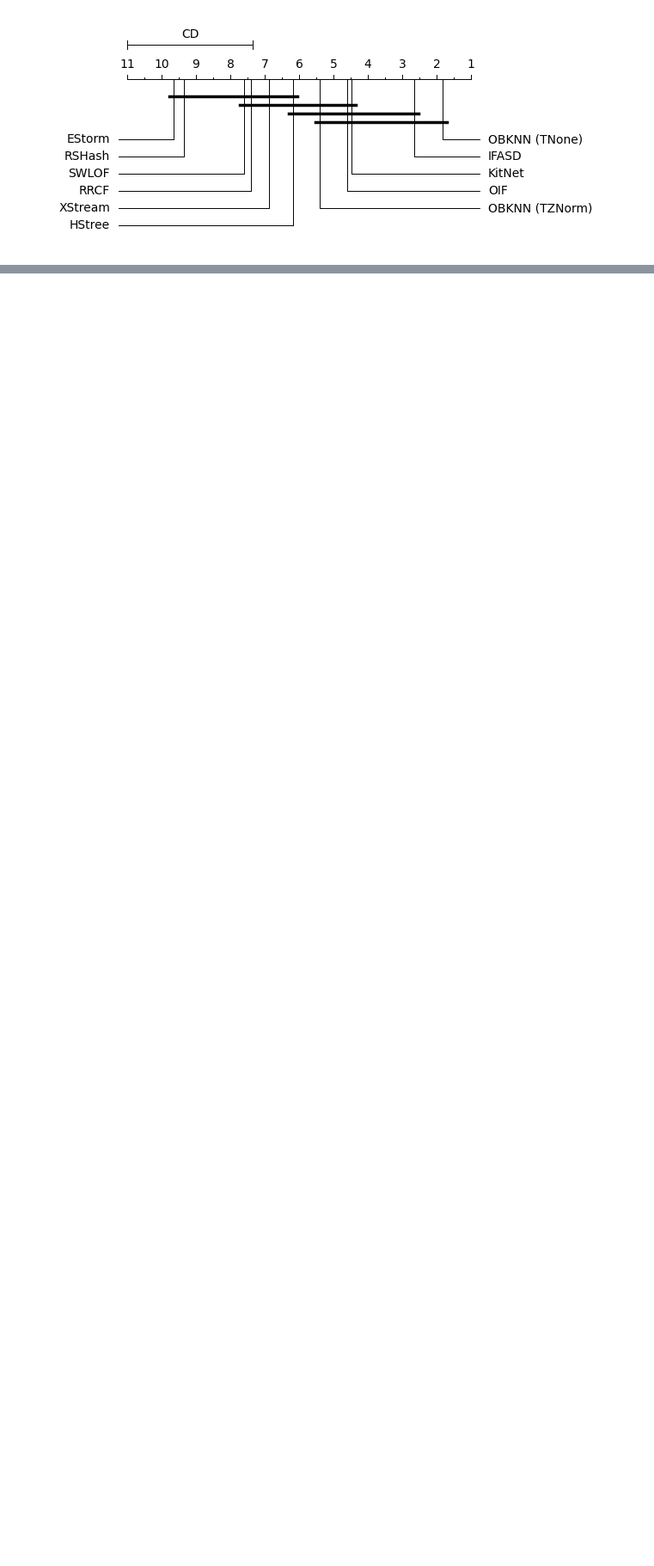
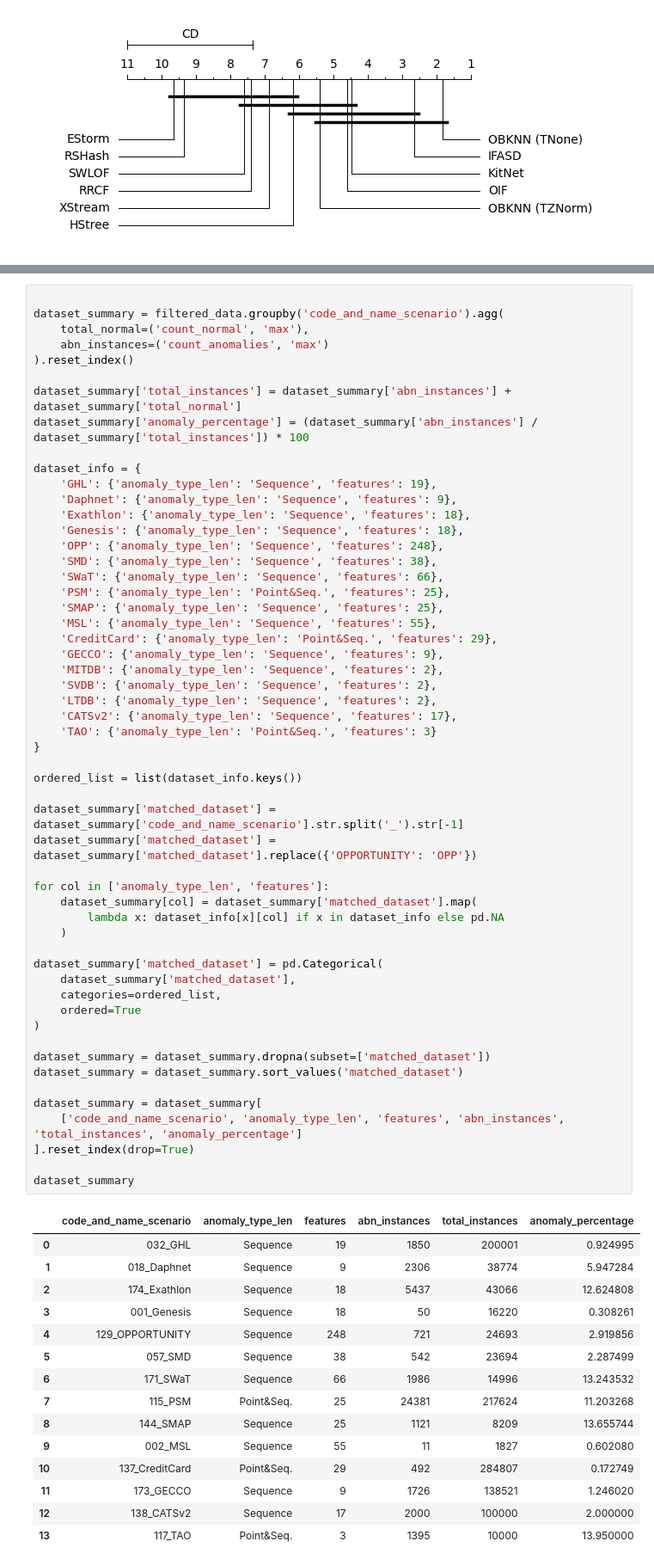
Before and after one commit to nirojasva/spectral-benchmark-bv4, a Jupyter notebook: notebooks/1_2_Summary_AD_Results (Eval).ipynb, the cells around one changed output, grey strips where cells are left out. Shown at 86% size. Drawn from its saved outputs; the diff is of its cells as text; blank space fills up the shorter version.

```diff
--- a/notebooks/1_2_Summary_AD_Results (Eval).ipynb
+++ b/notebooks/1_2_Summary_AD_Results (Eval).ipynb
@@ -700,6 +799,76 @@ filtered_data = filtered_data[~filtered_data.cod_scenario.isin(["019","079","084
 
 #filtered_data.head(10)
 #filtered_data.to_excel("/home/nicolas/spectral_anomaly_detector/datasets/summaries/summary_results_sota_and_dragstream_method_eval_pds.xlsx")
+# %%
+
+dataset_summary = filtered_data.groupby('code_and_name_scenario').agg(
+    total_normal=('count_normal', 'max'),
+    abn_instances=('count_anomalies', 'max')
+).reset_index()
+
+dataset_summary['total_instances'] = dataset_summary['abn_instances'] + dataset_summary['total_normal']
+dataset_summary['anomaly_percentage'] = (dataset_summary['abn_instances'] / dataset_summary['total_instances']) * 100
+
+dataset_info = {
+    'GHL': {'anomaly_type_len': 'Sequence', 'features': 19},
+    'Daphnet': {'anomaly_type_len': 'Sequence', 'features': 9},
+    'Exathlon': {'anomaly_type_len': 'Sequence', 'features': 18},
+    'Genesis': {'anomaly_type_len': 'Sequence', 'features': 18},
+    'OPP': {'anomaly_type_len': 'Sequence', 'features': 248},
+    'SMD': {'anomaly_type_len': 'Sequence', 'features': 38},
+    'SWaT': {'anomaly_type_len': 'Sequence', 'features': 66},
+    'PSM': {'anomaly_type_len': 'Point&Seq.', 'features': 25},
+    'SMAP': {'anomaly_type_len': 'Sequence', 'features': 25},
+    'MSL': {'anomaly_type_len': 'Sequence', 'features': 55},
+    'CreditCard': {'anomaly_type_len': 'Point&Seq.', 'features': 29},
+    'GECCO': {'anomaly_type_len': 'Sequence', 'features': 9},
+    'MITDB': {'anomaly_type_len': 'Sequence', 'features': 2},
+    'SVDB': {'anomaly_type_len': 'Sequence', 'features': 2},
+    'LTDB': {'anomaly_type_len': 'Sequence', 'features': 2},
+    'CATSv2': {'anomaly_type_len': 'Sequence', 'features': 17},
+    'TAO': {'anomaly_type_len': 'Point&Seq.', 'features': 3}
+}
+
+ordered_list = list(dataset_info.keys())
+
+dataset_summary['matched_dataset'] = dataset_summary['code_and_name_scenario'].str.split('_').str[-1]
+dataset_summary['matched_dataset'] = dataset_summary['matched_dataset'].replace({'OPPORTUNITY': 'OPP'})
+
+for col in ['anomaly_type_len', 'features']:
+    dataset_summary[col] = dataset_summary['matched_dataset'].map(
+        lambda x: dataset_info[x][col] if x in dataset_info else pd.NA
+    )
+
+dataset_summary['matched_dataset'] = pd.Categorical(
+    dataset_summary['matched_dataset'],
+    categories=ordered_list,
+    ordered=True
+)
+
+dataset_summary = dataset_summary.dropna(subset=['matched_dataset'])
+dataset_summary = dataset_summary.sort_values('matched_dataset')
+
+dataset_summary = dataset_summary[
+    ['code_and_name_scenario', 'anomaly_type_len', 'features', 'abn_instances', 'total_instances', 'anomaly_percentage']
+].reset_index(drop=True)
+
+dataset_summary
+# %% [output]
+|  | code_and_name_scenario | anomaly_type_len | features | abn_instances | total_instances | anomaly_percentage |
+| 0 | 032_GHL | Sequence | 19 | 1850 | 200001 | 0.924995 |
+| 1 | 018_Daphnet | Sequence | 9 | 2306 | 38774 | 5.947284 |
+| 2 | 174_Exathlon | Sequence | 18 | 5437 | 43066 | 12.624808 |
+| 3 | 001_Genesis | Sequence | 18 | 50 | 16220 | 0.308261 |
+| 4 | 129_OPPORTUNITY | Sequence | 248 | 721 | 24693 | 2.919856 |
+| 5 | 057_SMD | Sequence | 38 | 542 | 23694 | 2.287499 |
+| 6 | 171_SWaT | Sequence | 66 | 1986 | 14996 | 13.243532 |
+| 7 | 115_PSM | Point&Seq. | 25 | 24381 | 217624 | 11.203268 |
+| 8 | 144_SMAP | Sequence | 25 | 1121 | 8209 | 13.655744 |
+| 9 | 002_MSL | Sequence | 55 | 11 | 1827 | 0.602080 |
+| 10 | 137_CreditCard | Point&Seq. | 29 | 492 | 284807 | 0.172749 |
+| 11 | 173_GECCO | Sequence | 9 | 1726 | 138521 | 1.246020 |
+| 12 | 138_CATSv2 | Sequence | 17 | 2000 | 100000 | 2.000000 |
+| 13 | 117_TAO | Point&Seq. | 3 | 1395 | 10000 | 13.950000 |
 # %%
 
 # 1. Pivot: REMOVED 'window_size'
```
Also changed, not shown: parts of 14 cells of this notebook, 7 other files.
